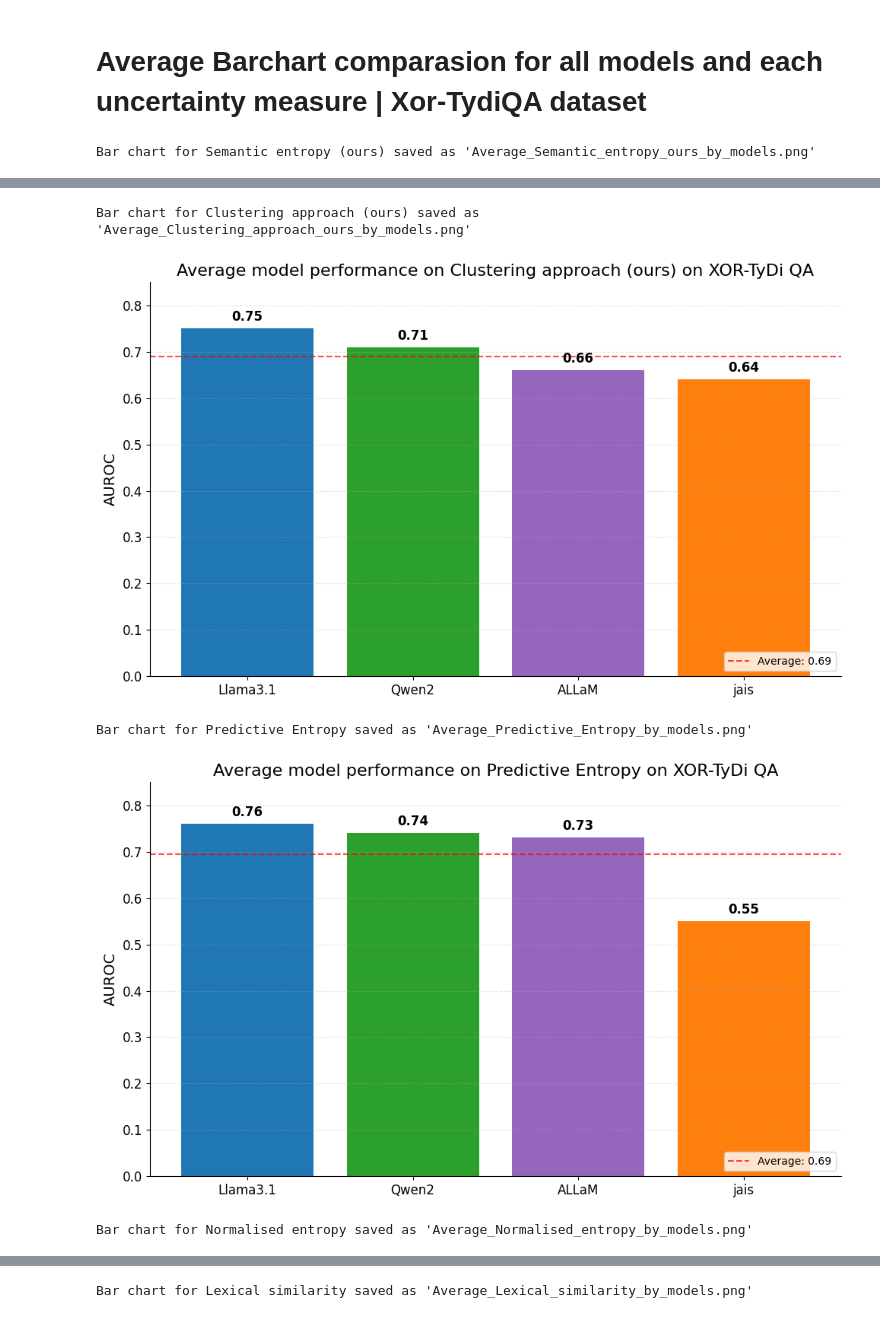
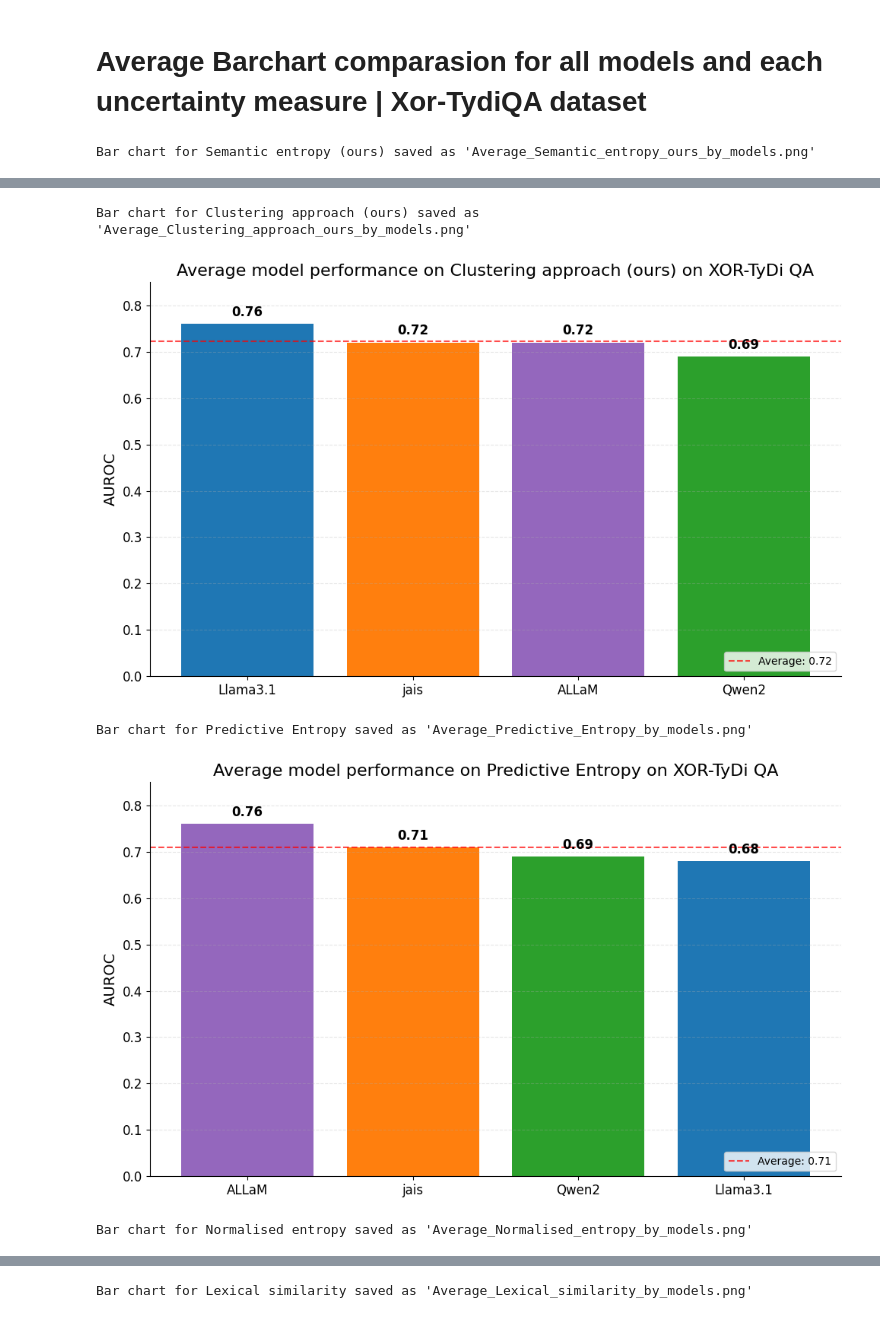
Before and after one commit to Reemaalt/Detection-of-Hallucination-in-Arabic, a Jupyter notebook: Baseline_Evaluation.ipynb, the cells around one changed output, grey strips where cells are left out. Drawn from its saved outputs; the diff is of its cells as text; code cells hidden in the pictures.

```diff
--- a/Baseline_Evaluation.ipynb
+++ b/Baseline_Evaluation.ipynb
@@ -226,16 +154,14 @@ Results have been saved to lexical_similarity_results.json
 # %%
-import math
-import json
 
 
-def calculate_length_normalized_predictive_entropy(texts, log_likelihoods, custom_tokenizer):
+def calculate_length_normalized_predictive_entropy(texts, log_likelihoods):
     """
     Calculate length-normalized predictive entropy using log_likelihood values.
+    Using JAIS tokenizer for Arabic text.
 
     Args:
         texts: List of answer texts
         log_likelihoods: List of corresponding log likelihood values
-        custom_tokenizer: Tokenizer for text normalization
 
     Returns:
         Length-normalized predictive entropy value
@@ -249,8 +175,8 @@ def calculate_length_normalized_predictive_entropy(texts, log_likelihoods, custo
         if not text:
             continue
 
-        # Get token count using custom tokenizer
-        tokens = custom_tokenizer.tokenize(text)
+        # Get token count using JAIS tokenizer (important for Arabic text)
+        tokens = tokenizer.tokenize(text)
         token_length = max(1, len(tokens))  # Avoid division by zero
 
         processed_answers.append({
@@ -283,7 +209,6 @@ def calculate_length_normalized_predictive_entropy(texts, log_likelihoods, custo
     return length_normalized_entropy
 
 def process_data(data):
-
     """
     Process the data to calculate length-normalized entropy for each question.
     """
@@ -308,10 +233,15 @@ def process_data(data):
         all_answer_texts = all_answer_texts[:min_length]
         log_likelihoods = log_likelihoods[:min_length]
 
-        # Calculate length-normalized entropy
+        # Calculate length-normalized entropy using JAIS tokenizer
         length_normalized_entropy = calculate_length_normalized_predictive_entropy(
-            all_answer_texts, log_likelihoods, custom_tokenizer
+            all_answer_texts, log_likelihoods
         )
+
+        # Add some debugging information
+        print(f"Question {question_id}: '{question}'")
+        print(f"  Number of answers: {len(all_answer_texts)}")
+        print(f"  Length-normalized entropy: {length_normalized_entropy:.4f}")
 
         # Store results
         results[question_id] = {
@@ -341,7 +271,7 @@ def clean_json_string(string):
 # Main execution
 try:
     # Define input and output file paths
-    input_file_path = '/content/semantic_entropy_allam_xor_tydiqa_results.json'
+    input_file_path = 'paste-2.txt'
     output_file_path = 'length_normalized_entropy_results.json'
 
     # Load data
@@ -356,8 +286,12 @@ try:
         print(f"Successfully loaded data with {len(data)} questions")
     except FileNotFoundError:
         # Try alternate path
-        print(f"File not found")
-
+        print(f"File not found, trying alternate path...")
+        with open('/content/combined_semantic_entropy_allam_arabicaqa_results.json', 'r', encoding='utf-8') as f:
+            content = f.read()
+            cleaned_content = clean_json_string(content)
+            data = json.loads(cleaned_content)
+            print(f"Successfully loaded data from alternate path with {len(data)} questions")
 
     # Process the data
     print(f"Processing {len(data)} questions...")
@@ -791,11 +751,11 @@ import matplotlib.pyplot as plt
 model_data = {
     'Model': ['Llama3.1', 'jais', 'Qwen2', 'ALLaM'],
     'Number of parameters': ['8B', '7B', '7B', '7B'],
-    'SE': [0.77, 0.64, 0.71, 0.67],
-    'Clustering approach': [0.75, 0.64, 0.71, 0.66],
-    'Predictive Entropy': [0.76, 0.55, 0.74, 0.73],
-    'Length Normalized Predictive Entropy': [0.50, 0.54, 0.30, 0.44],
-    'Lexical Similarity': [0.70, 0.60, 0.73, 0.60]
+    'SE': [0.77, 0.73, 0.68, 0.72],
+    'Clustering approach': [0.76, 0.72, 0.69, 0.72],
+    'Predictive Entropy': [0.68, 0.71, 0.69, 0.76],
+    'Length Normalized Predictive Entropy': [0.61, 0.44, 0.39, 0.37],
+    'Lexical Similarity': [0.56, 0.52, 0.58, 0.42]
 }
 
 # Create DataFrame
@@ -953,5 +913,5 @@ Bar chart for Semantic entropy (ours) saved as 'Average_Semantic_entropy_ours_by
 Bar chart for Clustering approach (ours) saved as 'Average_Clustering_approach_ours_by_models.png'
-[figure, old version]
+[figure, new version]
 Bar chart for Predictive Entropy saved as 'Average_Predictive_Entropy_by_models.png'
-[figure, old version]
+[figure, new version]
 Bar chart for Normalised entropy saved as 'Average_Normalised_entropy_by_models.png'
```
Also changed, not shown: parts of 11 cells of this notebook.
